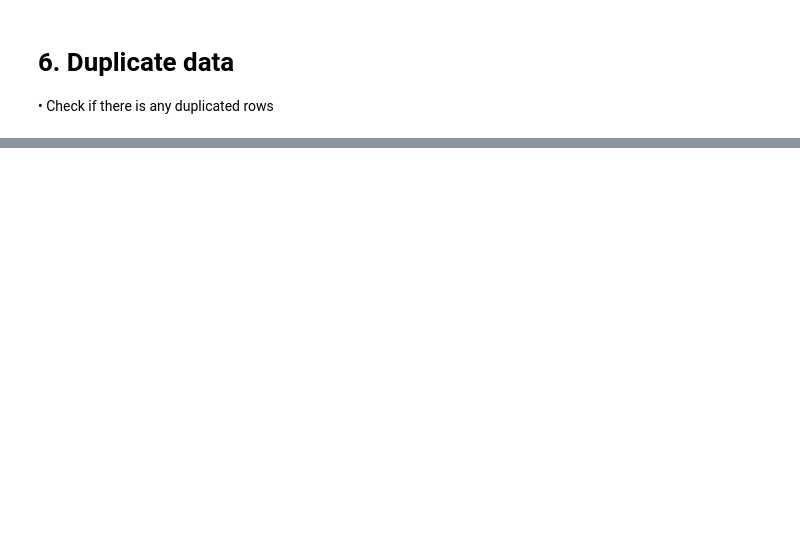
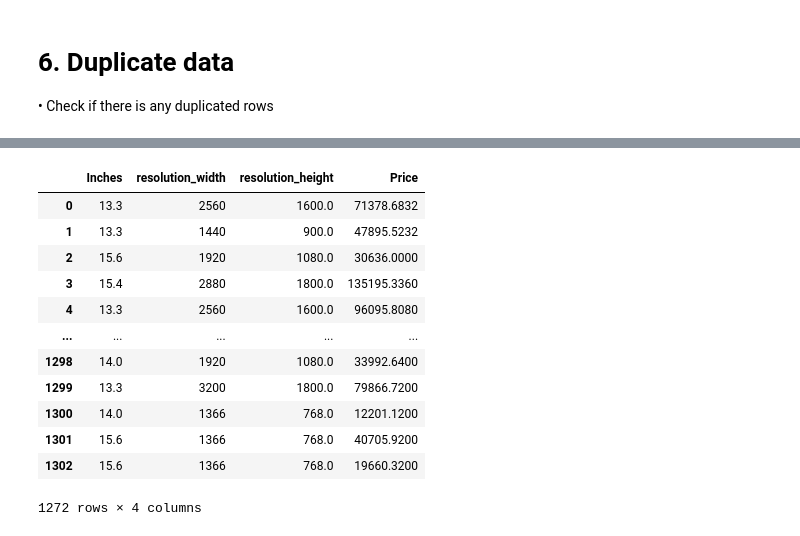
Before and after one commit to t1ww/AI-for-SE, a Jupyter notebook: LAB09/LAB09_preprocessing_652115013_inclass.ipynb, the cells around one changed output, grey strips where cells are left out. Saved outputs shown, nothing was run; the diff lists cells and outputs as text; code cells hidden in the pictures; blank space fills up the shorter version.

```diff
--- a/LAB09/LAB09_preprocessing_652115013_inclass.ipynb
+++ b/LAB09/LAB09_preprocessing_652115013_inclass.ipynb
@@ -216,0 +328,17 @@ KeyError: "['screenW', 'screenH'] not in index"
+# %%
+# read data
+df
+# %% [output]
+|  | Inches | resolution_width | resolution_height | Price |
+| 0 | 13.3 | 2560 | 1600.0 | 71378.6832 |
+| 1 | 13.3 | 1440 | 900.0 | 47895.5232 |
+| 2 | 15.6 | 1920 | 1080.0 | 30636.0000 |
+| 3 | 15.4 | 2880 | 1800.0 | 135195.3360 |
+| 4 | 13.3 | 2560 | 1600.0 | 96095.8080 |
+| ... | ... | ... | ... | ... |
+| 1298 | 14.0 | 1920 | 1080.0 | 33992.6400 |
+| 1299 | 13.3 | 3200 | 1800.0 | 79866.7200 |
+| 1300 | 14.0 | 1366 | 768.0 | 12201.1200 |
+| 1301 | 15.6 | 1366 | 768.0 | 40705.9200 |
+| 1302 | 15.6 | 1366 | 768.0 | 19660.3200 |
+1272 rows × 4 columns
```
Also changed, not shown: parts of 12 cells of this notebook.
